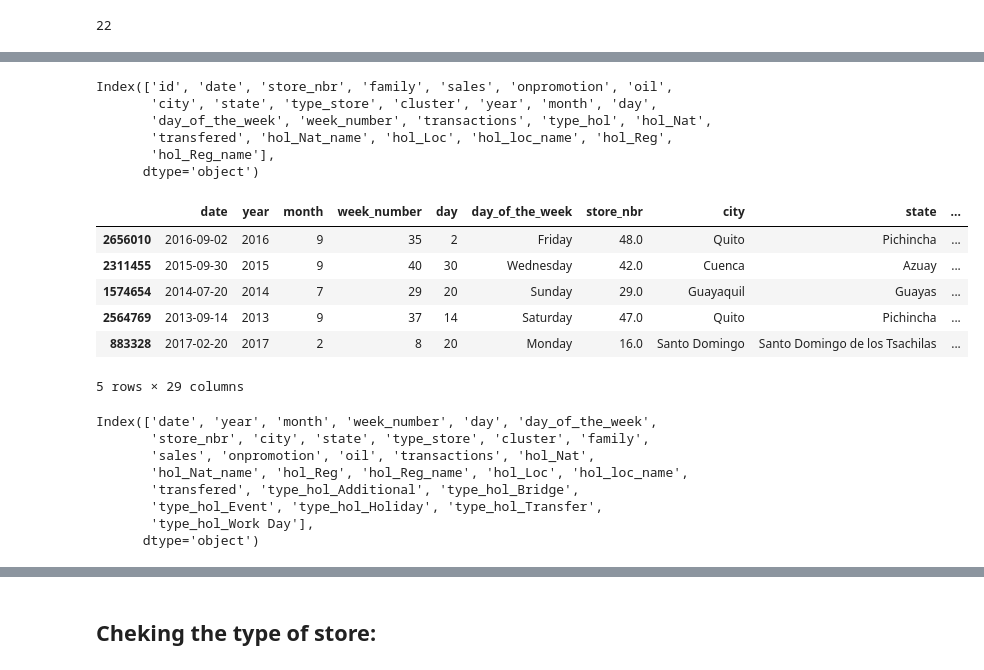
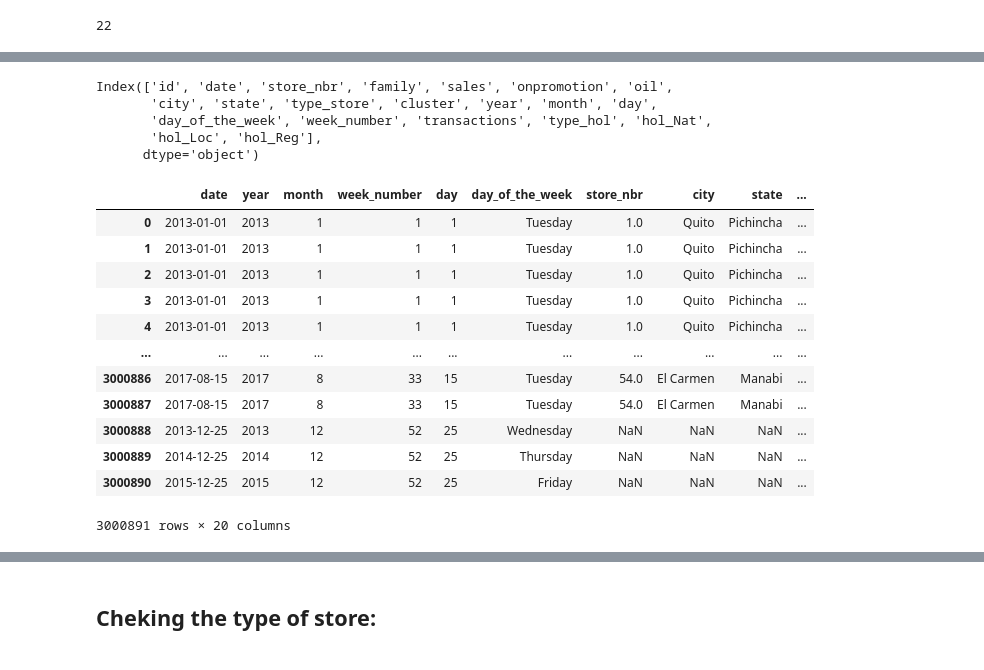
Before and after one commit to arielxinsu/Erdos_Grocery_Sales, a Jupyter notebook: price-forecast.ipynb, the cells around one changed output, grey strips where cells are left out. Drawn from its saved outputs; the diff is of its cells as text; code cells hidden in the pictures.

```diff
--- a/price-forecast.ipynb
+++ b/price-forecast.ipynb
@@ -208,10 +208,6 @@ combined['type_hol']=None
 # Create a mapping of holidays
 holiday_nat_map = dict(zip(hol_nat['date'], hol_nat['Hol_National']))
 holiday_nat_type_map = dict(zip(hol_nat['date'], hol_nat['type_hol']))
-holiday_nat_name_map = dict(zip(hol_nat['date'], hol_nat['description']))
-holiday_transf_map = dict(zip(hol_nat['date'], hol_nat['transferred']))
 # Assign holidays based on mapping
 combined['hol_Nat'] = combined['date'].map(holiday_nat_map)
-combined['transfered'] = combined['date'].map(holiday_transf_map)
-combined['hol_Nat_name'] = combined['date'].map(holiday_nat_name_map)
 combined.loc[combined['type_hol'].isna(), 'type_hol'] = combined['date'].map(holiday_nat_type_map)
@@ -234,10 +220,6 @@ len( set(hol_nat['date'].unique())- set(combined['date'].unique()))
 # Now merging/mapping local holidays
 holiday_loc_map = dict(zip(zip(hol_loc['date'], hol_loc['city'].str.strip()), hol_loc['Hol_Local']))
 holiday_loc_type_map = dict(zip(zip(hol_loc['date'], hol_loc['city'].str.strip()), hol_loc['type_hol']))
-holiday_loc_name_map = dict(zip(zip(hol_loc['date'], hol_loc['city'].str.strip()), hol_loc['description']))
-holiday_loc_transf_map = dict(zip(zip(hol_loc['date'], hol_loc['city'].str.strip()), hol_loc['transferred']))
+
 combined['hol_Loc'] = combined.apply(lambda row: holiday_loc_map.get((row['date'], row['city'])), axis=1)
-combined['transfered'] = combined.apply(lambda row: holiday_loc_map.get((row['date'], row['city'])), axis=1)
 combined.loc[combined['type_hol'].isna(), 'type_hol']= combined.loc[combined['type_hol'].isna()].apply(lambda row: holiday_loc_type_map.get((row['date'], row['city'])), axis=1)
-
-combined['hol_loc_name'] = combined.apply(lambda row: holiday_loc_name_map.get((row['date'], row['city'])), axis=1)
@@ -260,7 +230,5 @@ len(set(hol_loc['date'].unique())- set(combined['date'].unique()))
 # Now merging/mapping reg holidays
 holiday_reg_map = dict(zip(zip(hol_reg['date'], hol_reg['state'].str.strip()), hol_reg['Hol_Regional']))
 holiday_reg_type_map = dict(zip(zip(hol_reg['date'], hol_reg['state'].str.strip()), hol_reg['type_hol']))
-holiday_reg_name_map = dict(zip(zip(hol_reg['date'], hol_reg['state'].str.strip()), hol_reg['description']))
 combined['hol_Reg'] = combined.apply(lambda row: holiday_reg_map.get((row['date'], row['state'])), axis=1)
-combined['hol_Reg_name'] = combined.apply(lambda row: holiday_reg_name_map.get((row['date'], row['state'])), axis=1)
 combined.loc[combined['type_hol'].isna(), 'type_hol'] = combined.loc[combined['type_hol'].isna()].apply(lambda row: holiday_reg_type_map.get((row['date'], row['state'])), axis=1)
@@ -298,6 +256,5 @@ combined[combined['hol_Nat']+combined['hol_Reg']+combined['hol_Loc']>1]
 Index(['id', 'date', 'store_nbr', 'family', 'sales', 'onpromotion', 'oil',
        'city', 'state', 'type_store', 'cluster', 'year', 'month', 'day',
        'day_of_the_week', 'week_number', 'transactions', 'type_hol', 'hol_Nat',
-       'transfered', 'hol_Nat_name', 'hol_Loc', 'hol_loc_name', 'hol_Reg',
-       'hol_Reg_name'],
+       'hol_Loc', 'hol_Reg'],
       dtype='object')
@@ -306,27 +261,21 @@ combined.sample(5)
 # %%
 combined=combined[['date','year', 'month','week_number', 'day',  'day_of_the_week',
                   'store_nbr', 'city', 'state', 'type_store', 'cluster',
                   'family', 'sales', 'onpromotion', 'oil','transactions',
-                  'hol_Nat','hol_Nat_name',  'hol_Reg','hol_Reg_name','hol_Loc','hol_loc_name', 'type_hol','transfered'
+                  'hol_Nat', 'hol_Reg', 'hol_Loc', 'type_hol'
                   ]]
-combined_v3=pd.get_dummies(combined,columns=['type_hol'], prefix='type_hol')
-combined_v3.sample(5)
+combined
 # %% [output]
 |  | date | year | month | week_number | day | day_of_the_week | store_nbr | city | state | ... |
-| 2656010 | 2016-09-02 | 2016 | 9 | 35 | 2 | Friday | 48.0 | Quito | Pichincha | ... |
-| 2311455 | 2015-09-30 | 2015 | 9 | 40 | 30 | Wednesday | 42.0 | Cuenca | Azuay | ... |
-| 1574654 | 2014-07-20 | 2014 | 7 | 29 | 20 | Sunday | 29.0 | Guayaquil | Guayas | ... |
-| 2564769 | 2013-09-14 | 2013 | 9 | 37 | 14 | Saturday | 47.0 | Quito | Pichincha | ... |
-| 883328 | 2017-02-20 | 2017 | 2 | 8 | 20 | Monday | 16.0 | Santo Domingo | Santo Domingo de los Tsachilas | ... |
+| 0 | 2013-01-01 | 2013 | 1 | 1 | 1 | Tuesday | 1.0 | Quito | Pichincha | ... |
+| 1 | 2013-01-01 | 2013 | 1 | 1 | 1 | Tuesday | 1.0 | Quito | Pichincha | ... |
+| 2 | 2013-01-01 | 2013 | 1 | 1 | 1 | Tuesday | 1.0 | Quito | Pichincha | ... |
+| 3 | 2013-01-01 | 2013 | 1 | 1 | 1 | Tuesday | 1.0 | Quito | Pichincha | ... |
+| 4 | 2013-01-01 | 2013 | 1 | 1 | 1 | Tuesday | 1.0 | Quito | Pichincha | ... |
+| ... | ... | ... | ... | ... | ... | ... | ... | ... | ... | ... |
+| 3000886 | 2017-08-15 | 2017 | 8 | 33 | 15 | Tuesday | 54.0 | El Carmen | Manabi | ... |
+| 3000887 | 2017-08-15 | 2017 | 8 | 33 | 15 | Tuesday | 54.0 | El Carmen | Manabi | ... |
+| 3000888 | 2013-12-25 | 2013 | 12 | 52 | 25 | Wednesday | NaN | NaN | NaN | ... |
+| 3000889 | 2014-12-25 | 2014 | 12 | 52 | 25 | Thursday | NaN | NaN | NaN | ... |
+| 3000890 | 2015-12-25 | 2015 | 12 | 52 | 25 | Friday | NaN | NaN | NaN | ... |
-5 rows × 29 columns
+3000891 rows × 20 columns
-# %%
-combined_v3.columns
-# %% [output]
-Index(['date', 'year', 'month', 'week_number', 'day', 'day_of_the_week',
-       'store_nbr', 'city', 'state', 'type_store', 'cluster', 'family',
-       'sales', 'onpromotion', 'oil', 'transactions', 'hol_Nat',
-       'hol_Nat_name', 'hol_Reg', 'hol_Reg_name', 'hol_Loc', 'hol_loc_name',
-       'transfered', 'type_hol_Additional', 'type_hol_Bridge',
-       'type_hol_Event', 'type_hol_Holiday', 'type_hol_Transfer',
-       'type_hol_Work Day'],
-      dtype='object')
```
Also changed, not shown: parts of 30 cells of this notebook.
